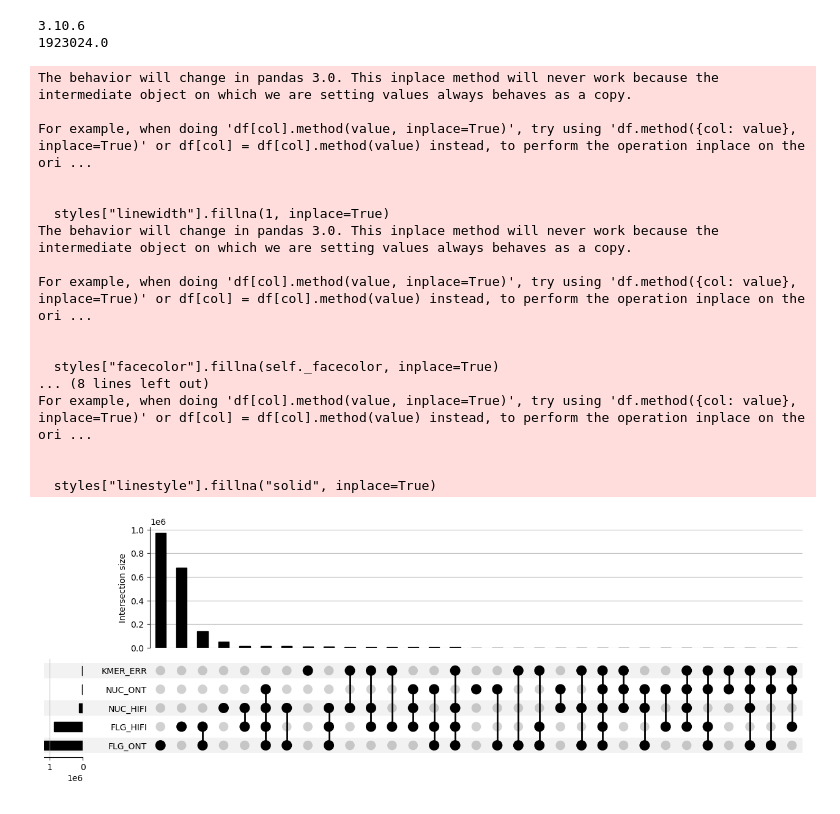
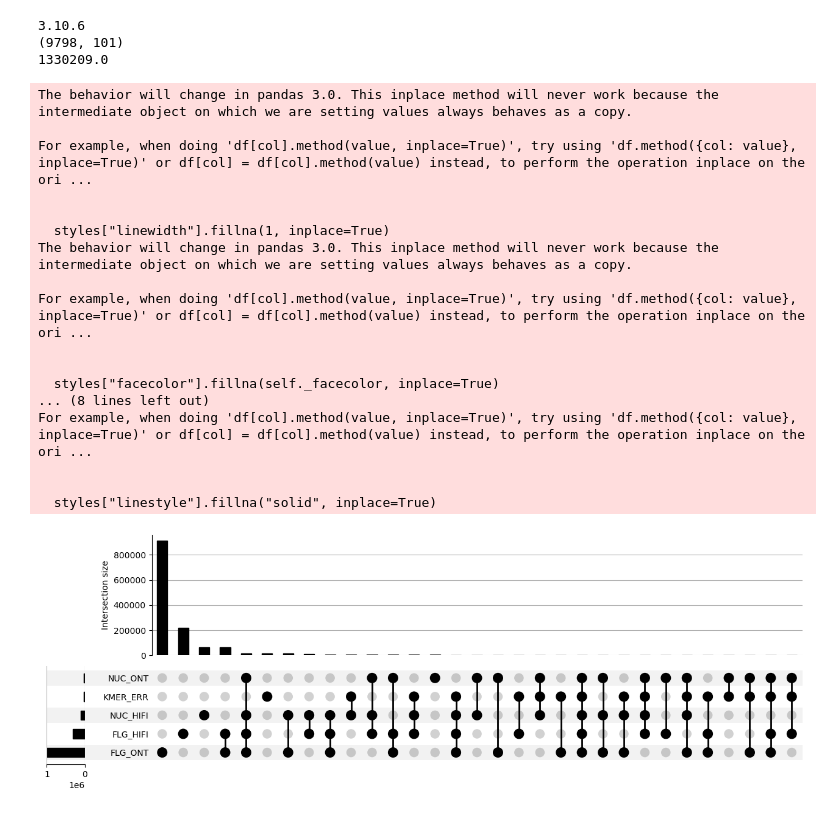
Before and after one commit to core-unit-bioinformatics/project-chrom-y-extended, a Jupyter notebook: codebase/plotting/notebooks/qc-agreement/plot-qc-agreement.ipynb, the cells around one changed output. Drawn from its saved outputs; the diff is of its cells as text; code cells hidden in the pictures.

```diff
--- a/codebase/plotting/notebooks/qc-agreement/plot-qc-agreement.ipynb
+++ b/codebase/plotting/notebooks/qc-agreement/plot-qc-agreement.ipynb
@@ -228,7 +228,7 @@ def collect_data(data_folder):
     cohort_data = pd.concat(cohort_data, axis=0, ignore_index=False)
     return cohort_data
 
-FORCE_REBUILD_CACHE = False
+FORCE_REBUILD_CACHE = True
 
 if cache_file.is_file() and not FORCE_REBUILD_CACHE:
     err_stats = pd.read_csv(
@@ -438,7 +438,7 @@ def plot_heatmap(err_stats):
     plt.savefig(outfile, dpi=200, bbox_inches="tight")
     return
 
-#_ = plot_heatmap(err_stats)
+_ = plot_heatmap(err_stats)
 
 import upsetplot as upp
 label_counts = err_stats.xs("label_count", level="statistic")
@@ -461,32 +461,33 @@ print(total_n)
 reformatted = pd.DataFrame(reformatted, columns=renamed + ["counts"])
 reformatted = reformatted.set_index(renamed, inplace=False)
 reformatted = reformatted.counts
 setplot = upp.plot(reformatted, sort_by="cardinality", show_percentages=False)
 PLOT_ROOT.mkdir(exist_ok=True, parents=True)
 outfile = PLOT_ROOT.joinpath("upset.png")
 plt.savefig(outfile, dpi=200, bbox_inches="tight")
 
 # _ = plot_region_density(err_stats)
 # _ = plot_percentages(err_stats)
 # _ = plot_totals(err_stats)
 # %% [output]
 3.10.6
-1923024.0
+(9798, 101)
+1330209.0
 The behavior will change in pandas 3.0. This inplace method will never work because the intermediate object on which we are setting values always behaves as a copy.
 
 For example, when doing 'df[col].method(value, inplace=True)', try using 'df.method({col: value}, inplace=True)' or df[col] = df[col].method(value) instead, to perform the operation inplace on the ori ...
 
 
   styles["linewidth"].fillna(1, inplace=True)
 The behavior will change in pandas 3.0. This inplace method will never work because the intermediate object on which we are setting values always behaves as a copy.
 
 For example, when doing 'df[col].method(value, inplace=True)', try using 'df.method({col: value}, inplace=True)' or df[col] = df[col].method(value) instead, to perform the operation inplace on the ori ...
 
 
   styles["facecolor"].fillna(self._facecolor, inplace=True)
 ... (8 lines left out)
 For example, when doing 'df[col].method(value, inplace=True)', try using 'df.method({col: value}, inplace=True)' or df[col] = df[col].method(value) instead, to perform the operation inplace on the ori ...
 
 
   styles["linestyle"].fillna("solid", inplace=True)
-[figure, old version]
+[figure, new version]
```
